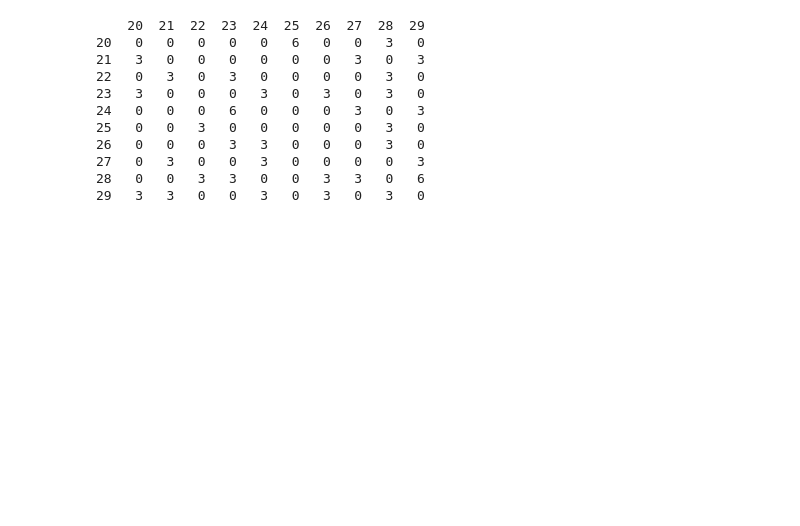
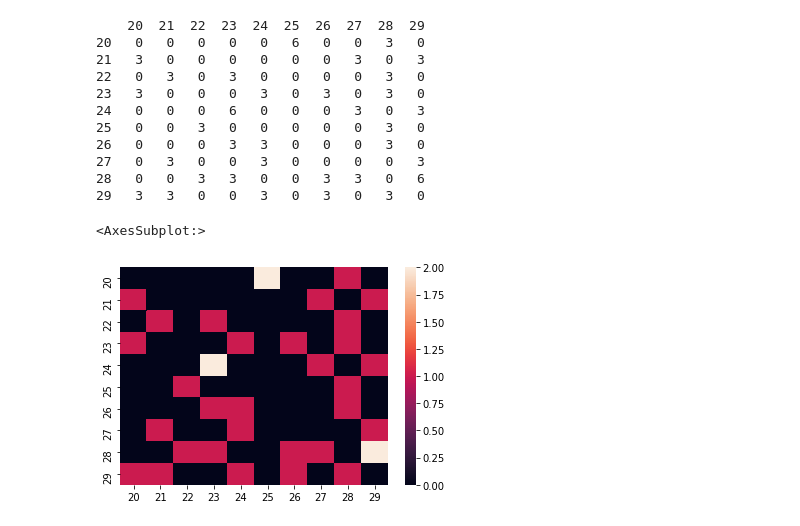
Before and after one commit to nshahpazov/dota-notebooks, a Jupyter notebook: notebooks/transition_matrix.ipynb, the cells around one changed output. Drawn from its saved outputs; the diff is of its cells as text; code cells hidden in the pictures; blank space fills up the shorter version.

Commit message:
added a heatmap of the transition probabilities, the calculations might be wrong

```diff
--- a/notebooks/transition_matrix.ipynb
+++ b/notebooks/transition_matrix.ipynb
@@ -13,10 +14,9 @@ numbers = sorted(df['B'].unique())
 # print(numbers)
 
 df['C'] = df.shift(-1)
-# print(df)
 
 groups = df.groupby(['B', 'C'])
-counts = {i[0]:(len(i[1]) if i[0][0] != i[0][1] else 0) for i in groups} # don't count (816,816)
+counts = {i[0]:(len(i[1]) if i[0][0] != i[0][1] else 0) for i in groups}
 # counts = {i[0]:len(i[1]) for i in groups} # count even (816,816)
 # print(counts)
 
@@ -28,10 +28,20 @@ for x in numbers:
 print(matrix + matrix + matrix)
 
 def construct_transition_matrix(ts):
-    df = pd.DataFrame()
-    df['B'] = ts
+    df = pd.DataFrame(ts, columns='B')
 
     elements = sorted(df['B'].unique())
+    df['C'] = df.shift(-1)
+
+    groups = df.groupby(['B', 'C'])
+    counts = {i[0]:(len(i[1]) if i[0][0] != i[0][1] else 0) for i in groups}
+
+    matrix = pd.DataFrame()
+
+for x in elements:
+    matrix[x] = pd.Series([counts.get((x, y), 0) for y in numbers], index=numbers)
+
+return matrix
 # %% [output]
     20  21  22  23  24  25  26  27  28  29
 20   0   0   0   0   0   6   0   0   3   0
@@ -44,3 +54,8 @@ def construct_transition_matrix(ts):
 27   0   3   0   0   3   0   0   0   0   3
 28   0   0   3   3   0   0   3   3   0   6
 29   3   3   0   0   3   0   3   0   3   0
+# %%
+sns.heatmap(matrix)
+# %% [output]
+<AxesSubplot:>
+[figure, added]
```
Also changed, not shown: parts of 1 cell of this notebook, 1 other file.
